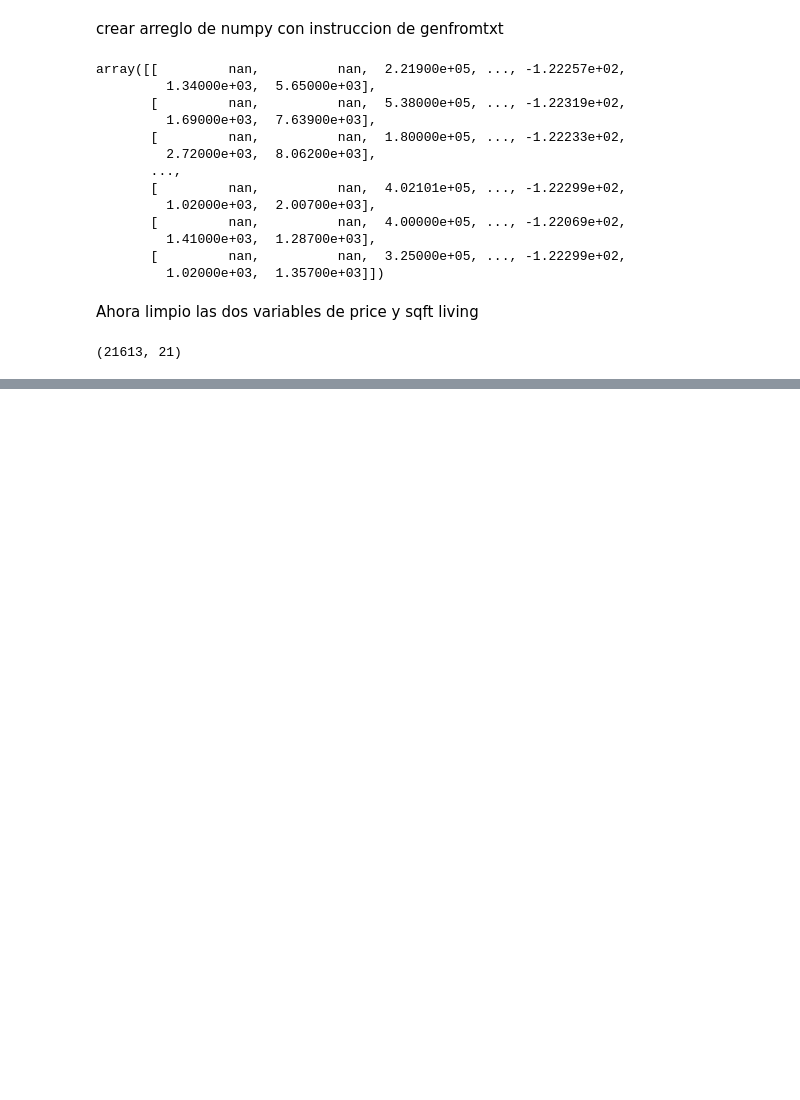
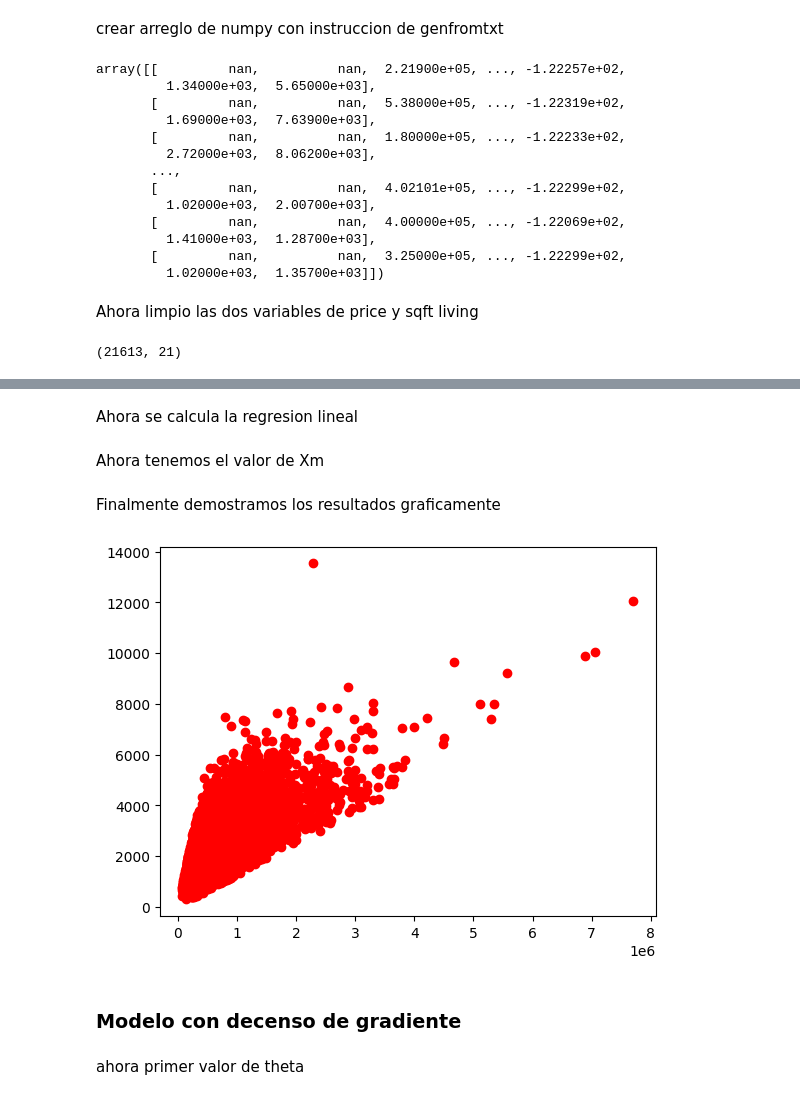
Before and after one commit to MaJu502/regresion-lineal-IA, a Jupyter notebook: regresion_lineal_polinomica.ipynb, the cells around one changed output, grey strips where cells are left out. Saved outputs shown, nothing was run; the diff lists cells and outputs as text; code cells hidden in the pictures; blank space fills up the shorter version.

```diff
--- a/regresion_lineal_polinomica.ipynb
+++ b/regresion_lineal_polinomica.ipynb
@@ -61,0 +116,2 @@ data.shape
+# %%
+Xr = np.column_stack((np.ones((len(X), 1)), X.reshape(-1, 1))).reshape(-1,2)
@@ -61,0 +120,22 @@ data.shape
+# %%
+theta_0 = np.random.rand(Xr.shape[1])
+theta_0 = theta_0[~np.isnan(theta_0)].reshape(-1, 1)
+# %% [markdown]
+Ahora se calcula la regresion lineal
+# %%
+thetaf, cost = regLineal(Xr, Y, theta_0, cost, grad, a=0.025, n=100)
+# %% [markdown]
+Ahora tenemos el valor de Xm
+# %%
+xmr = np.array([[1, 0], [1, len(X)]])
+# %% [markdown]
+Finalmente demostramos los resultados graficamente
+# %%
+import matplotlib.pyplot as plt
+plt.plot(Xr[:,1], Y, 'ro')
+plt.plot(np.array([[0], [len(X)]]), xmr @ thetaf)
+plt.show()
+# %% [output]
+[figure, added]
+# %% [markdown]
+### Modelo con decenso de gradiente
@@ -61,0 +150,2 @@ data.shape
+# %% [markdown]
+ahora primer valor de theta
```
Also changed, not shown: parts of 21 cells of this notebook.
